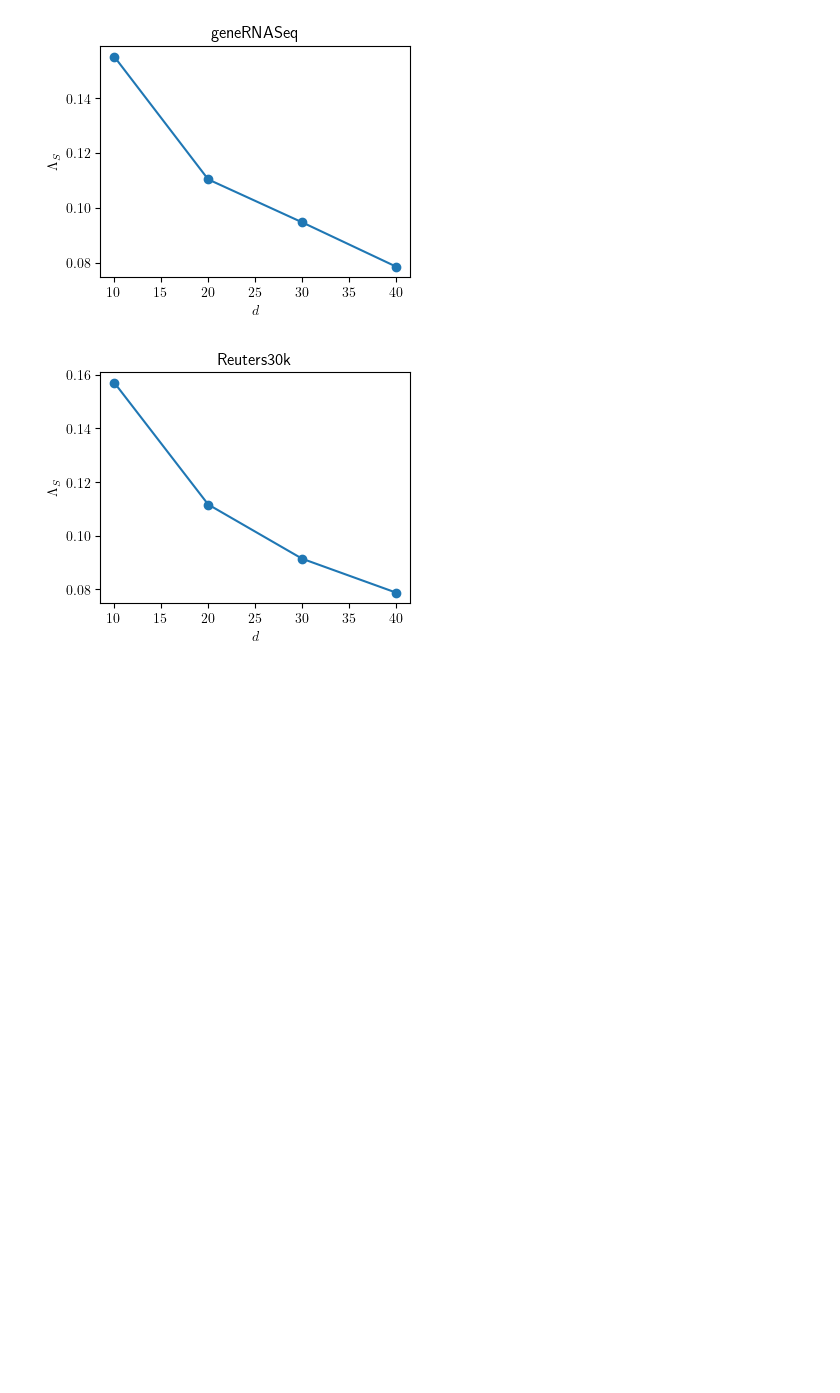
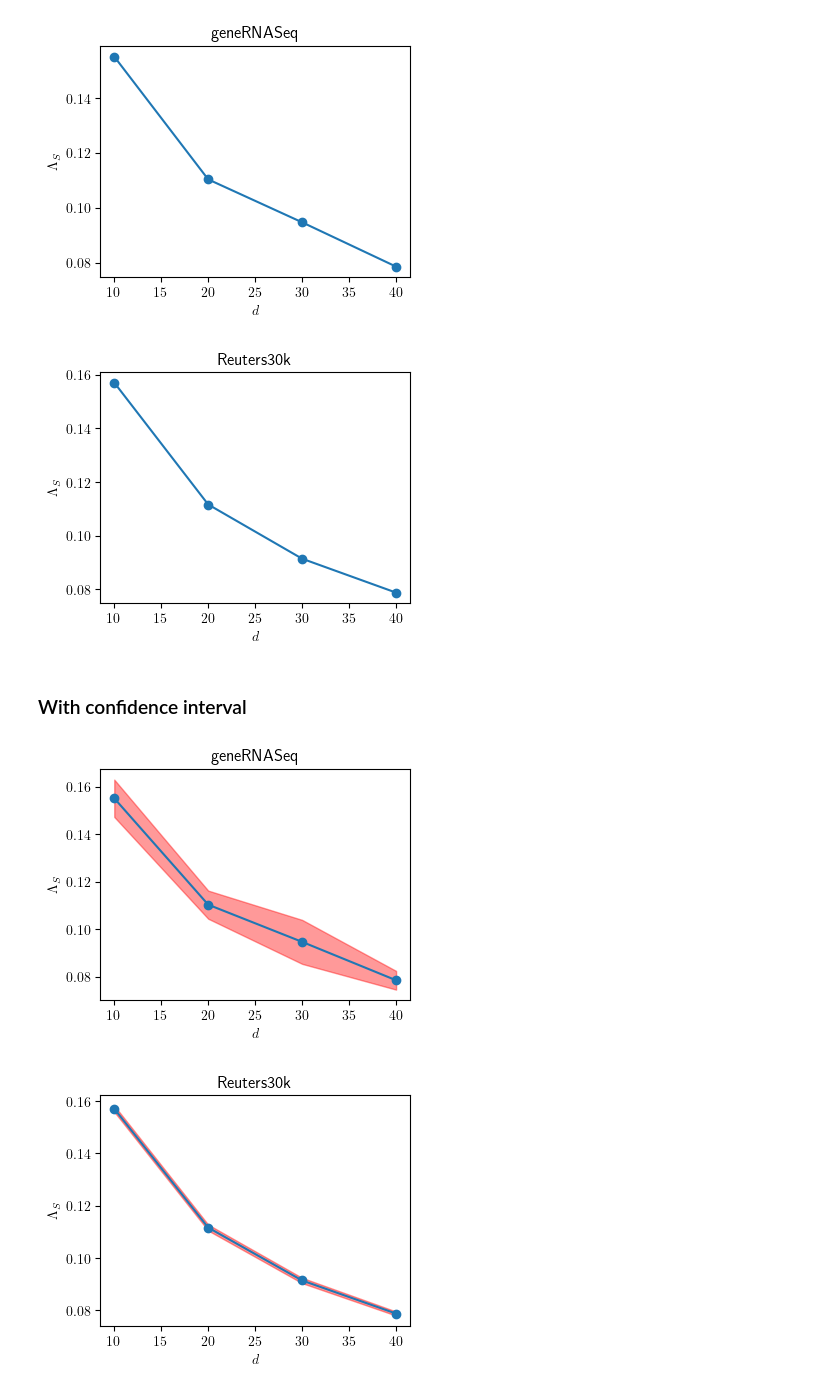
Before and after one commit to S3-Lab-IIT/DiffRed, a Jupyter notebook: Experiments/dimensionality_reduction_metrics/make_plots.ipynb, the cells around one changed output. Drawn from its saved outputs; the diff is of its cells as text; code cells hidden in the pictures; blank space fills up the shorter version.

Commit message:
Added confidence interval in RMap stress plots

```diff
--- a/Experiments/dimensionality_reduction_metrics/make_plots.ipynb
+++ b/Experiments/dimensionality_reduction_metrics/make_plots.ipynb
@@ -383,3 +383,36 @@ for key in PLOT_DATA.keys():
 # %% [output]
 [figure]
 [figure]
+# %% [markdown]
+### With confidence interval
+# %%
+DATASETS=['geneRNASeq', 'Reuters30k']
+
+PLOT_DATA={}
+for DATASET in DATASETS:
+    res_path=os.path.join(UTILS['COMP_RES'],'Stress','RMap', f'{DATASET}.xlsx')
+
+    results_df=pd.read_excel(res_path)
+    results=results_df.set_index('Target Dimension').to_dict()
+    x=np.array(list(results['Stress'].keys()))
+    y=np.array(list(results['Stress'].values()))
+    stdev=np.array(list(results['stdev'].values()))
+    idx=np.argsort(x)
+    x,y,stdev=x[idx],y[idx],stdev[idx]
+    PLOT_DATA[DATASET]={'x':x, 'y':y,'stdev':stdev}
+# %%
+for key in PLOT_DATA.keys():
+    x=PLOT_DATA[key]['x']
+    y=PLOT_DATA[key]['y']
+    ci=1.96*PLOT_DATA[key]['stdev']/np.sqrt(len(y))
+    plt.figure(figsize=(4,3))
+    plt.plot(x,y,marker='o', markersize=6, linestyle='-')
+    plt.fill_between(x, (y-ci), (y+ci), color='r', alpha=0.4)
+    plt.title(key)
+    plt.xlabel(r'$d$')
+    plt.ylabel(r'$\Lambda_S$')
+    plt.show()
+    plt.close()
+# %% [output]
+[figure, added]
+[figure, added]
```
